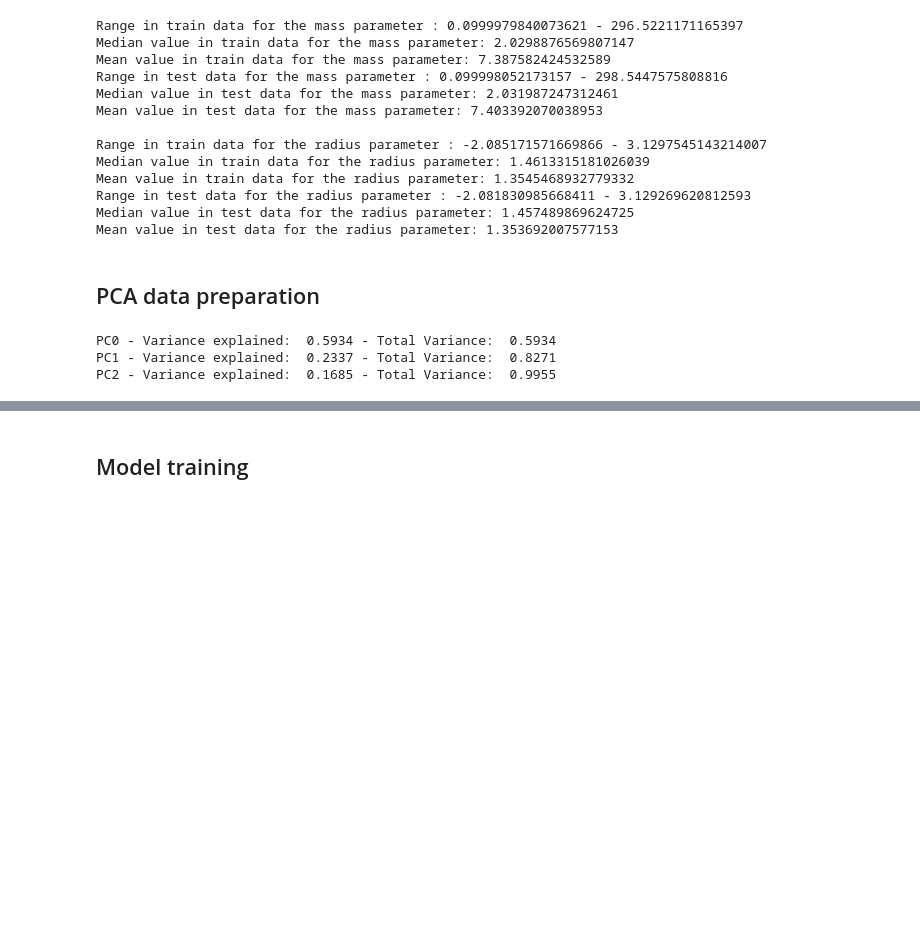
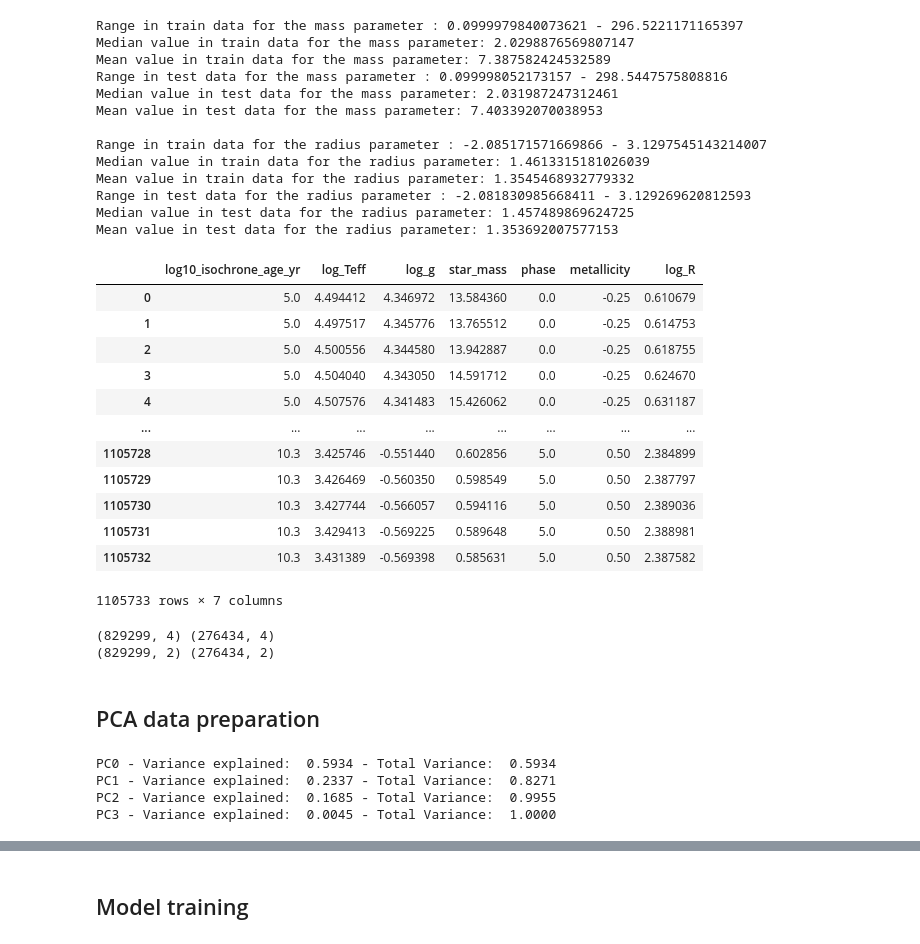
Before and after one commit to anpirott/thesis, a Jupyter notebook: primary_model.ipynb, the cells around one changed output, grey strips where cells are left out. Drawn from its saved outputs; the diff is of its cells as text; code cells hidden in the pictures; blank space fills up the shorter version.

Commit message:
tested more data change on the models and trained a 'final' model, different data transformation still need to be tested

```diff
--- a/primary_model.ipynb
+++ b/primary_model.ipynb
@@ -140,10 +140,41 @@ Mean value in train data for the radius parameter: 1.3545468932779332
 Range in test data for the radius parameter : -2.081830985668411 - 3.129269620812593
 Median value in test data for the radius parameter: 1.457489869624725
 Mean value in test data for the radius parameter: 1.353692007577153
+# %%
+phase_mass_filtered_iso_df = phase_filtered_iso_df.where(phase_filtered_iso_df.star_mass < 30)\
+                                                  .dropna()\
+                                                  .reset_index(drop=True)
+# %%
+display(phase_mass_filtered_iso_df)
+# %% [output]
+|  | log10_isochrone_age_yr | log_Teff | log_g | star_mass | phase | metallicity | log_R |
+| 0 | 5.0 | 4.494412 | 4.346972 | 13.584360 | 0.0 | -0.25 | 0.610679 |
+| 1 | 5.0 | 4.497517 | 4.345776 | 13.765512 | 0.0 | -0.25 | 0.614753 |
+| 2 | 5.0 | 4.500556 | 4.344580 | 13.942887 | 0.0 | -0.25 | 0.618755 |
+| 3 | 5.0 | 4.504040 | 4.343050 | 14.591712 | 0.0 | -0.25 | 0.624670 |
+| 4 | 5.0 | 4.507576 | 4.341483 | 15.426062 | 0.0 | -0.25 | 0.631187 |
+| ... | ... | ... | ... | ... | ... | ... | ... |
+| 1105728 | 10.3 | 3.425746 | -0.551440 | 0.602856 | 5.0 | 0.50 | 2.384899 |
+| 1105729 | 10.3 | 3.426469 | -0.560350 | 0.598549 | 5.0 | 0.50 | 2.387797 |
+| 1105730 | 10.3 | 3.427744 | -0.566057 | 0.594116 | 5.0 | 0.50 | 2.389036 |
+| 1105731 | 10.3 | 3.429413 | -0.569225 | 0.589648 | 5.0 | 0.50 | 2.388981 |
+| 1105732 | 10.3 | 3.431389 | -0.569398 | 0.585631 | 5.0 | 0.50 | 2.387582 |
+1105733 rows × 7 columns
+# %%
+X_mass = phase_mass_filtered_iso_df.drop(['star_mass', 'phase', 'log_R'], axis=1).to_numpy()
+y_mass = phase_mass_filtered_iso_df[['star_mass', 'log_R']].to_numpy()
+
+X_TRAIN_mass, X_IVS_mass, y_TRAIN_mass, y_IVS_mass = train_test_split(X_mass, y_mass, test_size=0.25, random_state=1337)
+
+print(X_TRAIN_mass.shape, X_IVS_mass.shape)
+print(y_TRAIN_mass.shape, y_IVS_mass.shape)
+# %% [output]
+(829299, 4) (276434, 4)
+(829299, 2) (276434, 2)
 # %% [markdown]
 ## PCA data preparation
 # %%
-pca = PCA(n_components=3) # maybe try with less or more components
+pca = PCA(n_components=4) # maybe try with less or more components
 pca.fit(X_TRAIN)
 tve=0
 for i, ve in enumerate(pca.explained_variance_ratio_):
@@ -154,6 +185,7 @@ print()
 PC0 - Variance explained:  0.5934 - Total Variance:  0.5934
 PC1 - Variance explained:  0.2337 - Total Variance:  0.8271
 PC2 - Variance explained:  0.1685 - Total Variance:  0.9955
+PC3 - Variance explained:  0.0045 - Total Variance:  1.0000
 # %%
 X_TRAIN_PCA=pca.transform(X_TRAIN)
 X_IVS_PCA=pca.transform(X_IVS)
```
Also changed, not shown: parts of 12 cells of this notebook, 2 other files.
